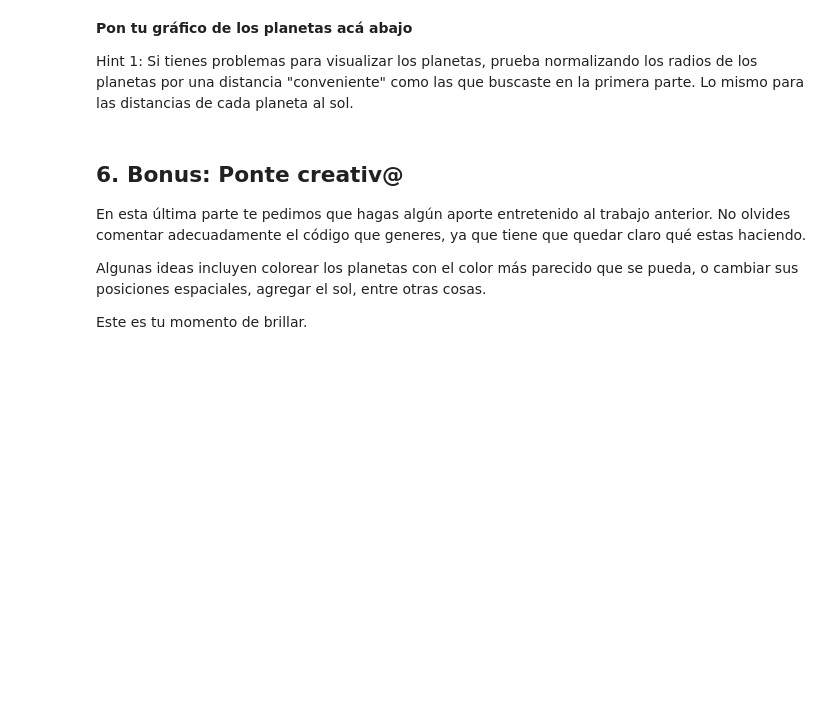
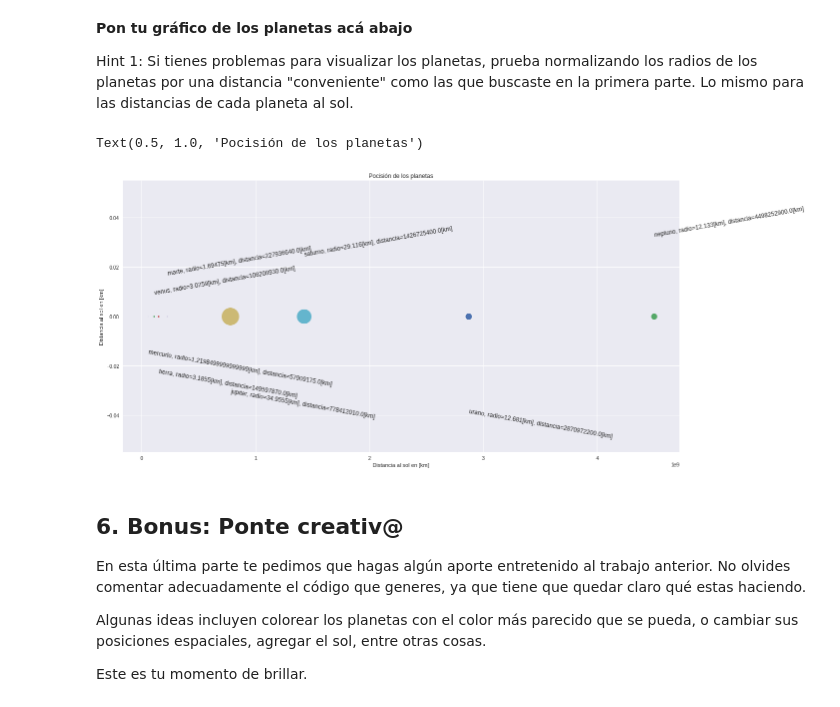
Before and after one commit to VicenteMaturana/minitarea1, a Jupyter notebook: minitarea1.ipynb, the cells around one changed output. Cells and saved outputs as stored; diff of their text form; code cells hidden in the pictures; blank space fills up the shorter version.

```diff
--- a/minitarea1.ipynb
+++ b/minitarea1.ipynb
@@ -146,6 +149,20 @@ plt.title('Posición de los planetas')
 **Pon tu gráfico de los planetas acá abajo**
 
 Hint 1: Si tienes problemas para visualizar los planetas, prueba normalizando los radios de los planetas por una distancia "conveniente" como las que buscaste en la primera parte. Lo mismo para las distancias de cada planeta al sol.
+# %%
+import matplotlib.pyplot as plt
+numeros=[0,1,2,3,4,5,6,7]
+fig0=plt.figure(figsize=(20,10))
+for i in numeros:
+  p=Planeta(planetas[i],radio_planetas[i]/2000,distancia_planetas[i])
+  plt.plot(p.distancia,0,'o',markersize=p.radio)
+  plt.text(p.distancia,(-0.015-i*0.004)*(-1)**i,p.info(),rotation=-10*(-1)**i,size=12)
+plt.xlabel('Distancia al sol en [km]')
+plt.ylabel('Distancia al sol en [km]')
+plt.title('Pocisión de los planetas')
+# %% [output]
+Text(0.5, 1.0, 'Pocisión de los planetas')
+[figure, added]
 # %% [markdown]
 ## 6. Bonus: Ponte creativ@
 En esta última parte te pedimos que hagas algún aporte entretenido al trabajo anterior. No olvides comentar adecuadamente el código que generes, ya que tiene que quedar claro qué estas haciendo.
```
Also changed, not shown: parts of 1 cell of this notebook.
